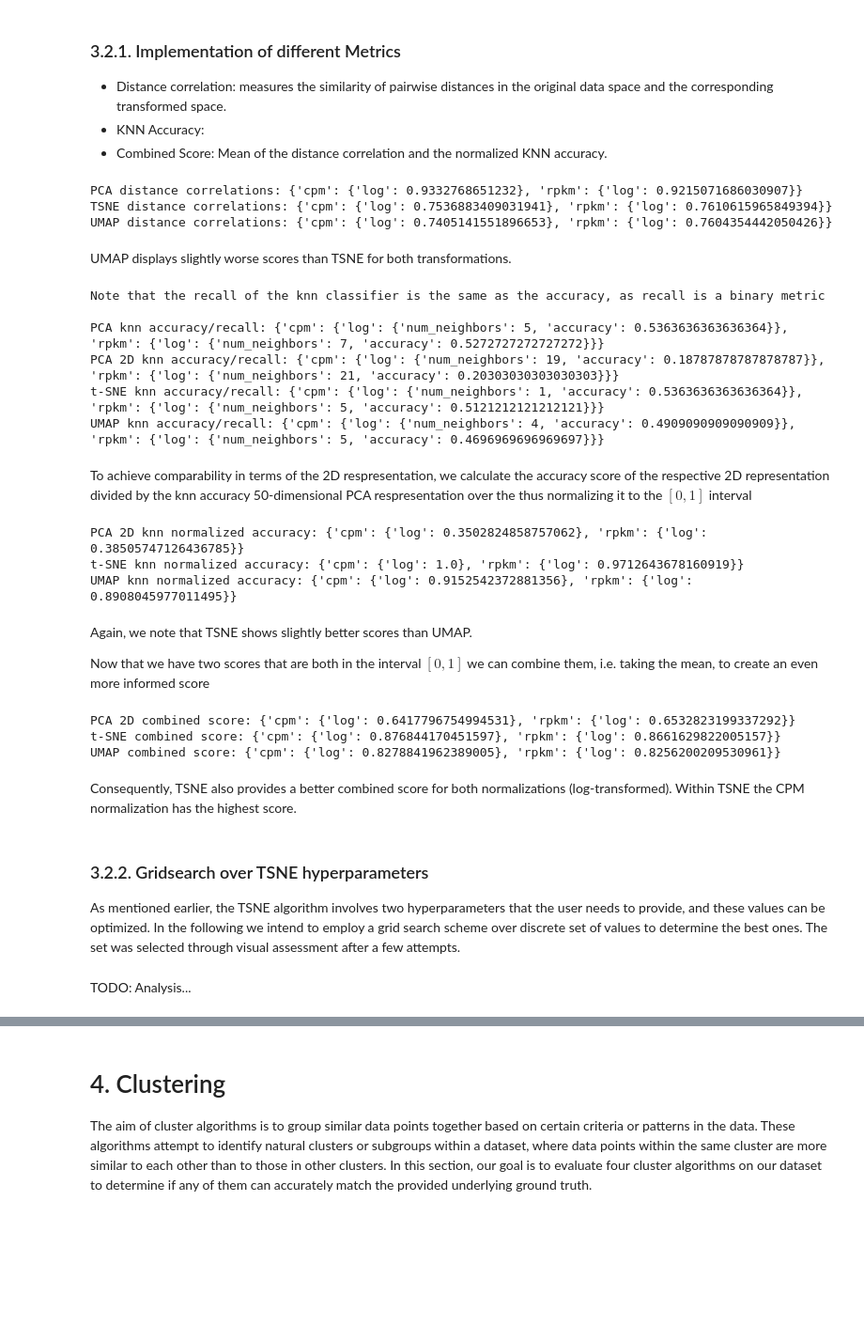
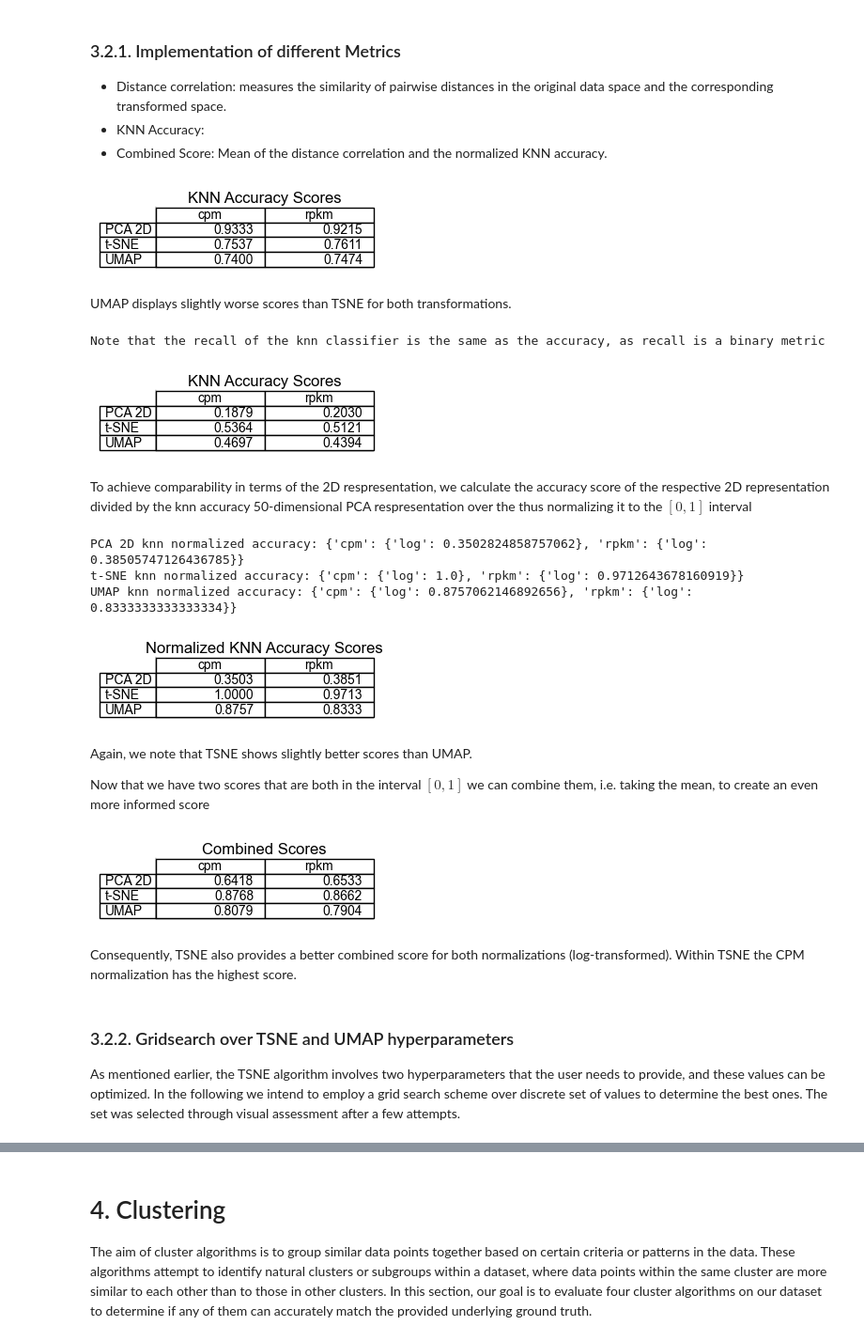
Before and after one commit to H-Kugler/neural-data-science, a Jupyter notebook: final_project/practical03_hand_in.ipynb, the cells around one changed output, grey strips where cells are left out. Shown at 94% size. Saved outputs shown, nothing was run; the diff lists cells and outputs as text; code cells hidden in the pictures; blank space fills up the shorter version.

```diff
--- a/final_project/practical03_hand_in.ipynb
+++ b/final_project/practical03_hand_in.ipynb
@@ -670,32 +670,29 @@ Furthermore, this combined score was utilized to conduct a grid search over the
 # %%
 # Calculate distance correlation
 pca_dc = dict()
-tsne_dc = dict()
+tsne_scores = dict()
 umap_dc = dict()
 
 for norm_key, sub_dict in pca_results.items():
     pca_dc[norm_key] = dict()
-    tsne_dc[norm_key] = dict()
+    tsne_scores[norm_key] = dict()
     umap_dc[norm_key] = dict()
     for trans_key, pca_result in sub_dict.items():
         pca_dc[norm_key][trans_key] = distance_correlation(
             pca_result, pca_result[:, :2]
         )
-        tsne_dc[norm_key][trans_key] = distance_correlation(
+        tsne_scores[norm_key][trans_key] = distance_correlation(
             pca_result, tsne_results[norm_key][trans_key]
         )
         umap_dc[norm_key][trans_key] = distance_correlation(
             pca_result, umap_results[norm_key][trans_key]
         )
 
 
-print(f"PCA distance correlations: {pca_dc}")
-print(f"TSNE distance correlations: {tsne_dc}")
-print(f"UMAP distance correlations: {umap_dc}")
+dc_scores = [pca_dc, tsne_scores, umap_dc]
+plot_score_table(dc_scores, "KNN Accuracy Scores")
 # %% [output]
-PCA distance correlations: {'cpm': {'log': 0.9332768651232}, 'rpkm': {'log': 0.9215071686030907}}
-TSNE distance correlations: {'cpm': {'log': 0.7536883409031941}, 'rpkm': {'log': 0.7610615965849394}}
-UMAP distance correlations: {'cpm': {'log': 0.7405141551896653}, 'rpkm': {'log': 0.7604354442050426}}
+[figure, added]
 # %% [markdown]
 UMAP displays slightly worse scores than TSNE for both transformations.
 # %%
@@ -725,37 +722,29 @@ def get_knn_score(input, gt_labels=str_rna_types):
     ]
 
 
-def print_knn_scores(result_dict, title, f=lambda x: x):
+def get_all_knn_scores(result_dict, title, f=lambda x: x):
     out_dict = dict()
     for norm_key, sub_dict in result_dict.items():
         out_dict[norm_key] = dict()
         for trans_key, pca_result in sub_dict.items():
-            out_dict[norm_key][trans_key] = dict()
-            out_dict[norm_key][trans_key].update(
-                zip(
-                    ["num_neighbors", "accuracy"],
-                    get_knn_score(f(pca_result)),
-                )
-            )
+            _, out_dict[norm_key][trans_key] = get_knn_score(f(pca_result))
 
-    print(f"{title} knn accuracy/recall: {out_dict}")
     return out_dict
 
 
 print(
     "Note that the recall of the knn classifier is the same as the accuracy, as recall is a binary metric\n"
 )
-high_dim_knn_score = print_knn_scores(pca_results, "PCA")
-pca_knn_score = print_knn_scores(pca_results, "PCA 2D", lambda x: x[:, :2])
-tsne_knn_score = print_knn_scores(tsne_results, "t-SNE")
-umap_knn_score = print_knn_scores(umap_results, "UMAP")
+high_dim_knn_score = get_all_knn_scores(pca_results, "PCA")
+pca_knn_score = get_all_knn_scores(pca_results, "PCA 2D", lambda x: x[:, :2])
+tsne_knn_score = get_all_knn_scores(tsne_results, "t-SNE")
+umap_knn_score = get_all_knn_scores(umap_results, "UMAP")
+
+knn_scores = [pca_knn_score, tsne_knn_score, umap_knn_score]
+plot_score_table(knn_scores, "KNN Accuracy Scores")
 # %% [output]
 Note that the recall of the knn classifier is the same as the accuracy, as recall is a binary metric
-
-PCA knn accuracy/recall: {'cpm': {'log': {'num_neighbors': 5, 'accuracy': 0.5363636363636364}}, 'rpkm': {'log': {'num_neighbors': 7, 'accuracy': 0.5272727272727272}}}
-PCA 2D knn accuracy/recall: {'cpm': {'log': {'num_neighbors': 19, 'accuracy': 0.18787878787878787}}, 'rpkm': {'log': {'num_neighbors': 21, 'accuracy': 0.20303030303030303}}}
-t-SNE knn accuracy/recall: {'cpm': {'log': {'num_neighbors': 1, 'accuracy': 0.5363636363636364}}, 'rpkm': {'log': {'num_neighbors': 5, 'accuracy': 0.5121212121212121}}}
-UMAP knn accuracy/recall: {'cpm': {'log': {'num_neighbors': 4, 'accuracy': 0.4909090909090909}}, 'rpkm': {'log': {'num_neighbors': 5, 'accuracy': 0.4696969696969697}}}
+[figure, added]
 # %% [markdown]
 To achieve comparability in terms of the 2D respresentation, we calculate the accuracy score of the respective 2D representation divided by the knn accuracy 50-dimensional PCA respresentation over the thus normalizing it to the $[0, 1]$ interval
 # %%
@@ -765,8 +754,7 @@ def normalize_knn_scores(scores):
         out_dict[norm_key] = dict()
         for trans_key, score in sub_dict.items():
             out_dict[norm_key][trans_key] = (
-                score["accuracy"]
-                / high_dim_knn_score[norm_key][trans_key]["accuracy"]
+                score / high_dim_knn_score[norm_key][trans_key]
             )
 
     return out_dict
@@ -775,10 +763,18 @@ def normalize_knn_scores(scores):
 print(f"PCA 2D knn normalized accuracy: {normalize_knn_scores(pca_knn_score)}")
 print(f"t-SNE knn normalized accuracy: {normalize_knn_scores(tsne_knn_score)}")
 print(f"UMAP knn normalized accuracy: {normalize_knn_scores(umap_knn_score)}")
+
+normalized_knn_scores = [
+    normalize_knn_scores(pca_knn_score),
+    normalize_knn_scores(tsne_knn_score),
+    normalize_knn_scores(umap_knn_score),
+]
+plot_score_table(normalized_knn_scores, "Normalized KNN Accuracy Scores")
 # %% [output]
 PCA 2D knn normalized accuracy: {'cpm': {'log': 0.3502824858757062}, 'rpkm': {'log': 0.38505747126436785}}
 t-SNE knn normalized accuracy: {'cpm': {'log': 1.0}, 'rpkm': {'log': 0.9712643678160919}}
-UMAP knn normalized accuracy: {'cpm': {'log': 0.9152542372881356}, 'rpkm': {'log': 0.8908045977011495}}
+UMAP knn normalized accuracy: {'cpm': {'log': 0.8757062146892656}, 'rpkm': {'log': 0.8333333333333334}}
+[figure, added]
 # %% [markdown]
 Again, we note that TSNE shows slightly better scores than UMAP.
 
@@ -803,18 +799,17 @@ def get_all_combined_scores(result_dict, f=lambda x: x):
     return out_dict
 
 
-print(
-    f"PCA 2D combined score: {get_all_combined_scores(pca_results, lambda x: x[:, :2])}"
-)
-print(f"t-SNE combined score: {get_all_combined_scores(tsne_results)}")
-print(f"UMAP combined score: {get_all_combined_scores(umap_results)}")
+combined_scores = [
+    get_all_combined_scores(pca_results, lambda x: x[:, :2]),
+    get_all_combined_scores(tsne_results),
+    get_all_combined_scores(umap_results),
+]
+plot_score_table(combined_scores, "Combined Scores")
 # %% [output]
-PCA 2D combined score: {'cpm': {'log': 0.6417796754994531}, 'rpkm': {'log': 0.6532823199337292}}
-t-SNE combined score: {'cpm': {'log': 0.876844170451597}, 'rpkm': {'log': 0.8661629822005157}}
-UMAP combined score: {'cpm': {'log': 0.8278841962389005}, 'rpkm': {'log': 0.8256200209530961}}
+[figure, added]
 # %% [markdown]
 Consequently, TSNE also provides a better combined score for both normalizations (log-transformed). Within TSNE the CPM normalization has the highest score.
 # %% [markdown]
-### 3.2.2. Gridsearch over TSNE hyperparameters
+### 3.2.2. Gridsearch over TSNE and UMAP hyperparameters
 
 As mentioned earlier, the TSNE algorithm involves two hyperparameters that the user needs to provide, and these values can be optimized. In the following we intend to employ a grid search scheme over discrete set of values to determine the best ones. The set was selected through visual assessment after a few attempts.
@@ -897,2 +876,0 @@ pickle_in.close()
-# %% [markdown]
-TODO: Analysis...
```
Also changed, not shown: parts of 14 cells of this notebook, 1 other file.
